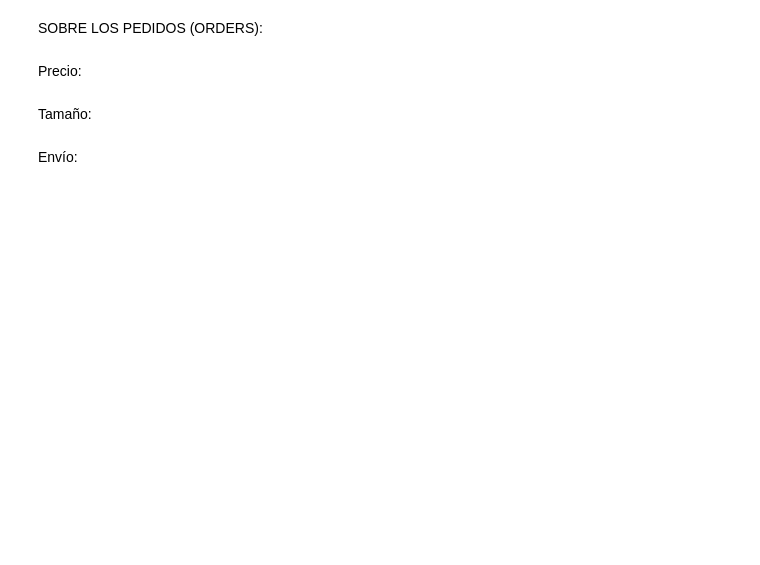
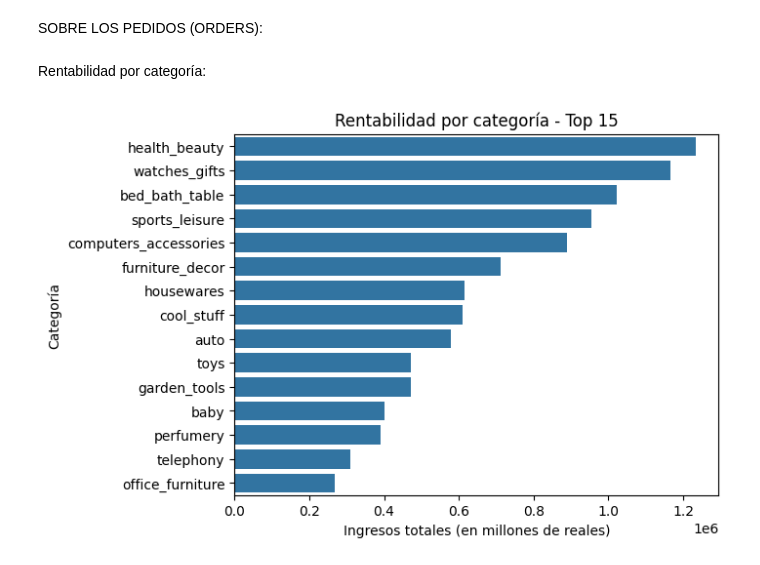
Before and after one commit to joaquinbrm/analisis-ecommerce, a Jupyter notebook: notebooks/02_analysis.ipynb, the cells around one changed output. Drawn from its saved outputs; the diff is of its cells as text; code cells hidden in the pictures; blank space fills up the shorter version.

```diff
--- a/notebooks/02_analysis.ipynb
+++ b/notebooks/02_analysis.ipynb
@@ -99,8 +99,50 @@ conexion.close()
 # %% [markdown]
 SOBRE LOS PEDIDOS (ORDERS):
-# %% [markdown]
-Precio:
-# %% [markdown]
-Tamaño:
-# %% [markdown]
-Envío:
+# %% [markdown]
+Rentabilidad por categoría:
+# %%
+from csv_to_table_script import conectar_db
+import pandas as pd
+import matplotlib.pyplot as plt
+import seaborn as sns
+
+conexion = conectar_db()
+
+query = """
+        SELECT
+            t.product_category_name_english AS category_name,
+            SUM(oi.price) AS total_revenue
+        FROM
+            order_items oi
+        JOIN
+            products p ON oi.product_id = p.product_id
+        JOIN
+            translations t ON p.product_category_name = t.product_category_name
+        JOIN
+            order_all o ON oi.order_id = o.order_id
+        WHERE
+            o.order_status = 'delivered'
+        GROUP BY
+            t.product_category_name_english
+        ORDER BY
+            total_revenue DESC
+        LIMIT 15;
+        """
+
+df_rentabilidad= pd.read_sql_query(query, conexion)
+
+grafico = sns.barplot(
+    x='total_revenue',
+    y='category_name',
+    data=df_rentabilidad
+)
+
+plt.title('Rentabilidad por categoría - Top 15')
+plt.xlabel('Ingresos totales (en millones de reales)')
+plt.ylabel('Categoría')
+
+plt.show()
+
+conexion.close()
+# %% [output]
+[figure, added]
```
Also changed, not shown: parts of 1 cell of this notebook, 3 other files.
